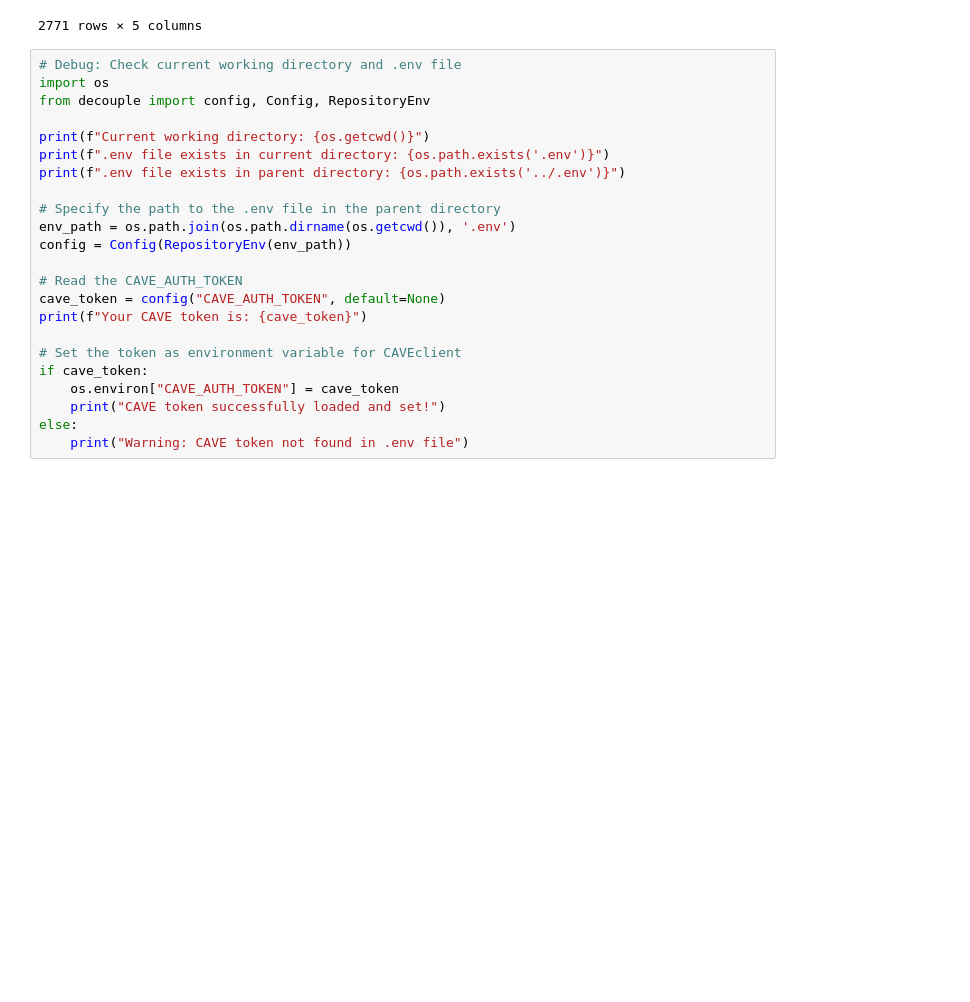
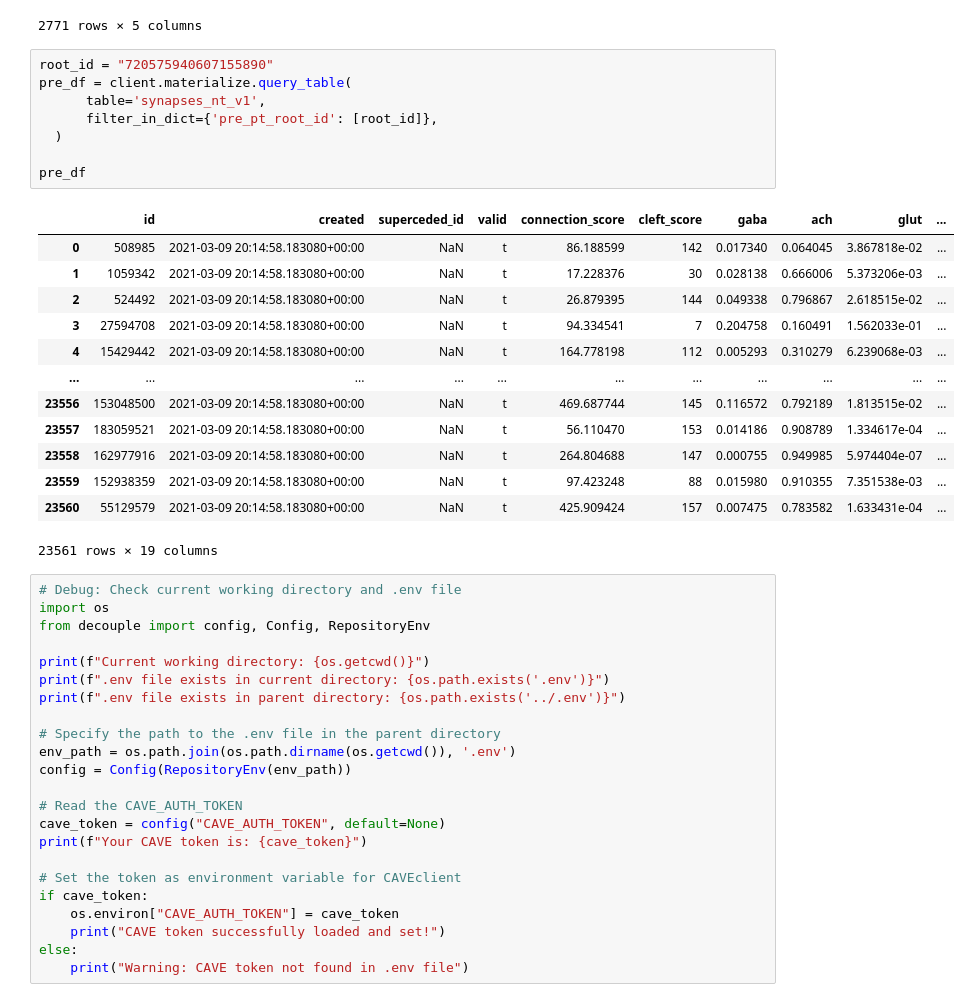
Before and after one commit to MetaCell/ai-model-for-connectomics, a Jupyter notebook: notebooks/extract_fafb_synapse_coordinates.ipynb, the cells around one changed output. Saved outputs shown, nothing was run; the diff lists cells and outputs as text; blank space fills up the shorter version.

```diff
--- a/notebooks/extract_fafb_synapse_coordinates.ipynb
+++ b/notebooks/extract_fafb_synapse_coordinates.ipynb
@@ -92,6 +92,28 @@ display(root_presynapses)
 | 2769 | 720575940624928574 | 720575940623922615 | [690212, 139336, 96520] | 82474092590510391 | [1.0, 1.0, 1.0] |
 | 2770 | 720575940624928574 | 720575940624911548 | [688704, 173464, 128880] | 82474642480252425 | [1.0, 1.0, 1.0] |
 2771 rows × 5 columns
+# %%
+root_id = "720575940607155890"
+pre_df = client.materialize.query_table(
+      table='synapses_nt_v1',
+      filter_in_dict={'pre_pt_root_id': [root_id]},
+  )
+
+pre_df
+# %% [output]
+|  | id | created | superceded_id | valid | connection_score | cleft_score | gaba | ach | glut | ... |
+| 0 | 508985 | 2021-03-09 20:14:58.183080+00:00 | NaN | t | 86.188599 | 142 | 0.017340 | 0.064045 | 3.867818e-02 | ... |
+| 1 | 1059342 | 2021-03-09 20:14:58.183080+00:00 | NaN | t | 17.228376 | 30 | 0.028138 | 0.666006 | 5.373206e-03 | ... |
+| 2 | 524492 | 2021-03-09 20:14:58.183080+00:00 | NaN | t | 26.879395 | 144 | 0.049338 | 0.796867 | 2.618515e-02 | ... |
+| 3 | 27594708 | 2021-03-09 20:14:58.183080+00:00 | NaN | t | 94.334541 | 7 | 0.204758 | 0.160491 | 1.562033e-01 | ... |
+| 4 | 15429442 | 2021-03-09 20:14:58.183080+00:00 | NaN | t | 164.778198 | 112 | 0.005293 | 0.310279 | 6.239068e-03 | ... |
+| ... | ... | ... | ... | ... | ... | ... | ... | ... | ... | ... |
+| 23556 | 153048500 | 2021-03-09 20:14:58.183080+00:00 | NaN | t | 469.687744 | 145 | 0.116572 | 0.792189 | 1.813515e-02 | ... |
+| 23557 | 183059521 | 2021-03-09 20:14:58.183080+00:00 | NaN | t | 56.110470 | 153 | 0.014186 | 0.908789 | 1.334617e-04 | ... |
+| 23558 | 162977916 | 2021-03-09 20:14:58.183080+00:00 | NaN | t | 264.804688 | 147 | 0.000755 | 0.949985 | 5.974404e-07 | ... |
+| 23559 | 152938359 | 2021-03-09 20:14:58.183080+00:00 | NaN | t | 97.423248 | 88 | 0.015980 | 0.910355 | 7.351538e-03 | ... |
+| 23560 | 55129579 | 2021-03-09 20:14:58.183080+00:00 | NaN | t | 425.909424 | 157 | 0.007475 | 0.783582 | 1.633431e-04 | ... |
+23561 rows × 19 columns
 # %%
 # Debug: Check current working directory and .env file
 import os
```
Also changed, not shown: 27 other files.
